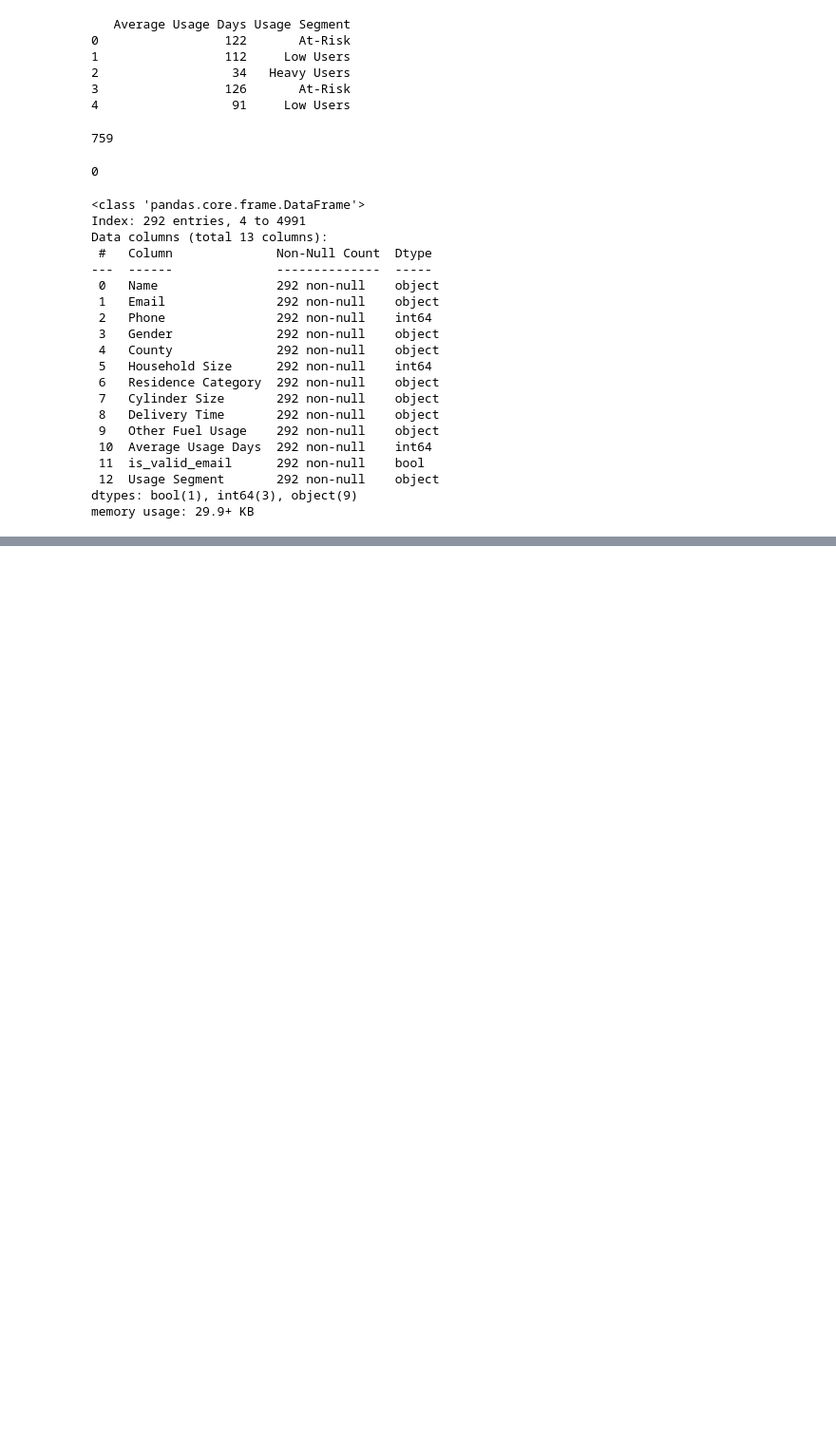
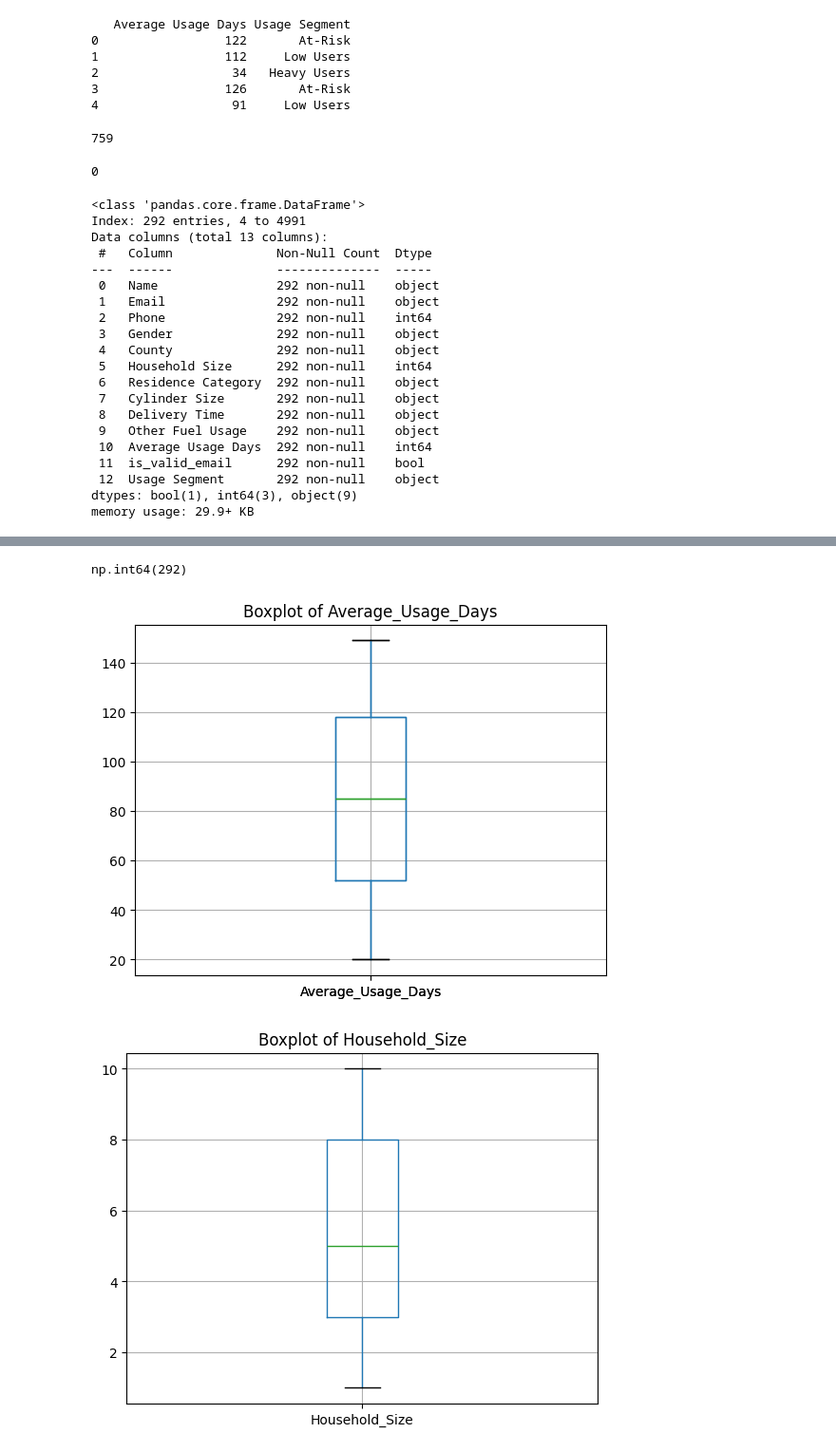
Before and after one commit to TUITOEKK/Fuel_Supply_Analysis, a Jupyter notebook: Fuel supply Analysis.ipynb, the cells around one changed output, grey strips where cells are left out. Shown at 95% size. Cells and saved outputs as stored; diff of their text form; code cells hidden in the pictures; blank space fills up the shorter version.

```diff
--- a/Fuel supply Analysis.ipynb
+++ b/Fuel supply Analysis.ipynb
@@ -110,0 +131,2 @@ memory usage: 29.9+ KB
+# %%
+data = data.drop(columns = ['is_valid_email'])
@@ -110,0 +142,10 @@ memory usage: 29.9+ KB
+# %%
+data = data.rename(columns = {
+    'Household Size': 'Household_Size',
+    'Residence Category': 'Residence_Category',
+    'Cylinder Size': 'Cylinder_Size',
+    'Delivery Time' : 'Delivery_Time',
+    'Other Fuel Usage' : 'Other_Fuel_Usage',
+    'Average Usage Days' : 'Average_Usage_Days',
+    'Usage Segment' : 'Usage_Segment'
+})
@@ -110,0 +164,16 @@ memory usage: 29.9+ KB
+# %%
+bad_emails['Phone'].astype(str).str.strip().str.match(phone_pattern).sum()
+# %% [output]
+np.int64(292)
+# %%
+import matplotlib.pyplot as plt
+data.boxplot(column='Average_Usage_Days')
+plt.title('Boxplot of Average_Usage_Days')
+plt.show()
+
+data.boxplot(column='Household_Size')
+plt.title('Boxplot of Household_Size')
+plt.show()
+# %% [output]
+[figure, added]
+[figure, added]
```
Also changed, not shown: parts of 9 cells of this notebook, 2 other files.
